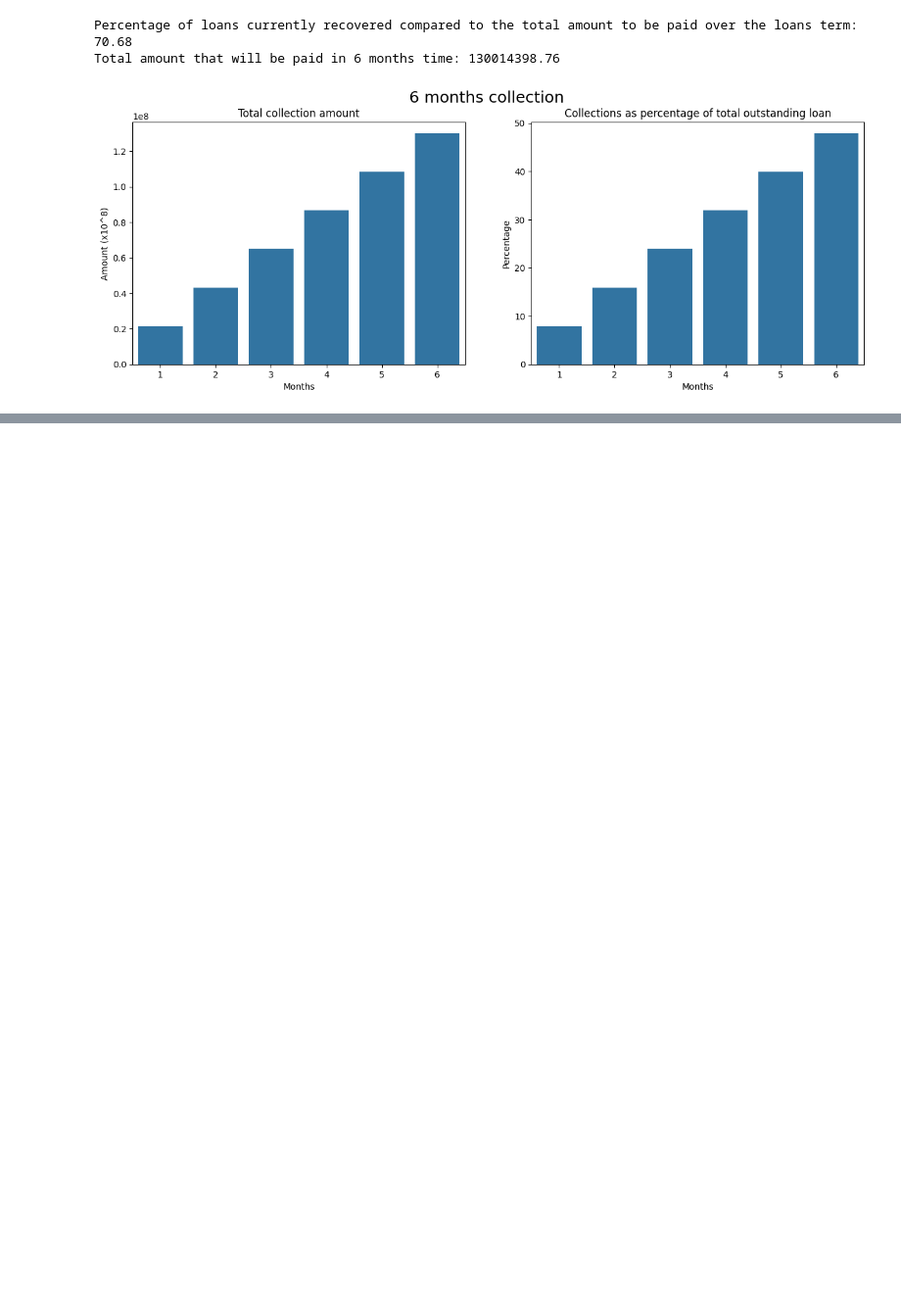
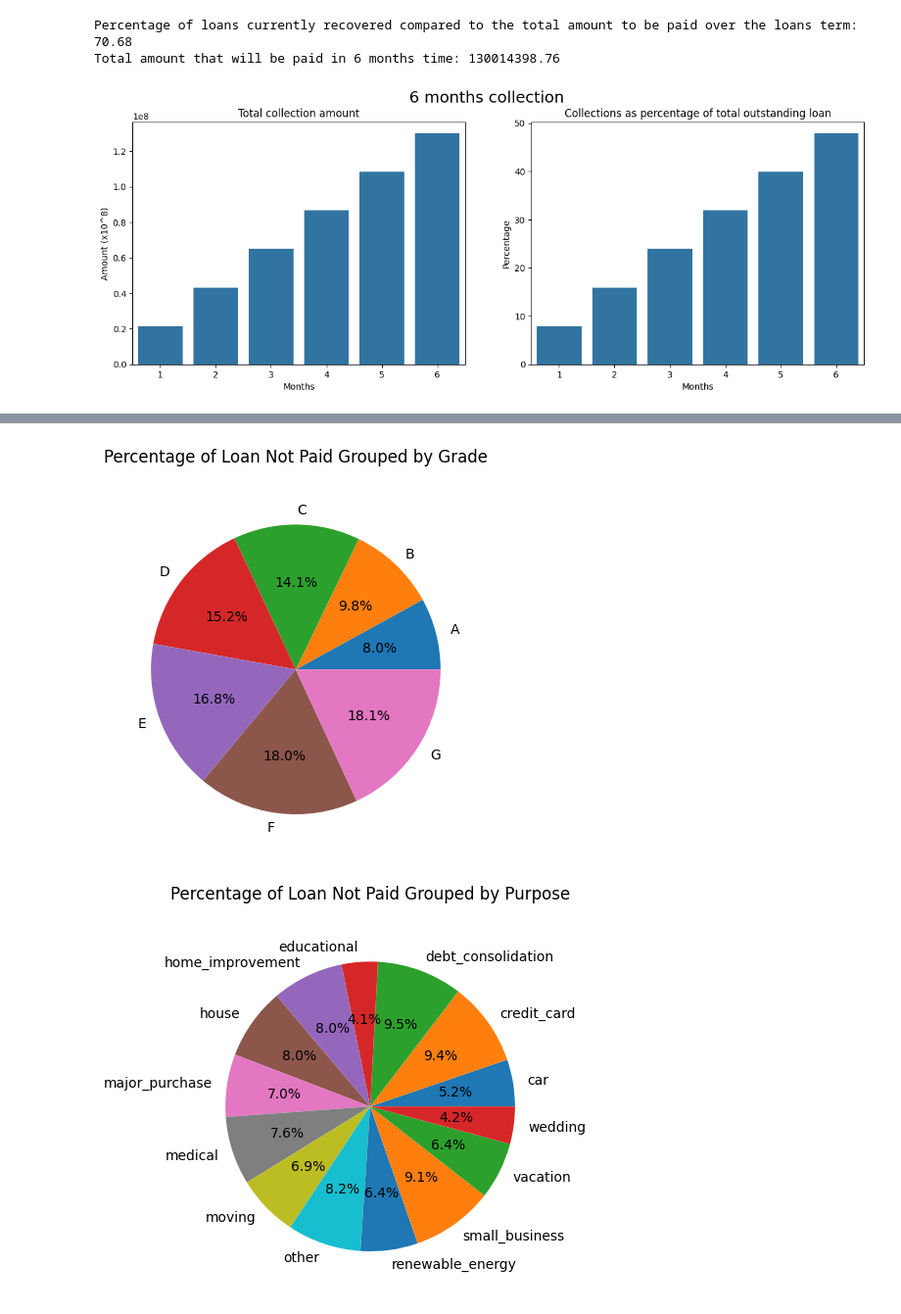
Before and after one commit to hosna22/EDA-Customer-Loans, a Jupyter notebook: analysis.ipynb, the cells around one changed output, grey strips where cells are left out. Shown: that part at 98% size. Drawn from its saved outputs; the diff is of its cells as text; code cells hidden in the pictures; blank space fills up the shorter version.

```diff
--- a/analysis.ipynb
+++ b/analysis.ipynb
@@ -98,0 +203,57 @@ Expected loss percentage for charged off loans 58.23
+# %%
+# Check if grade has effect on customers not paying
+grade_summary = analysis.not_paid_percentage_by_group(loans_df, 'grade')
+grade_chart_labels = list(grade_summary[1])
+grade_chart_values = list(grade_summary[0])
+
+plot.pie_chart(grade_chart_values, grade_chart_labels, 'Percentage of Loan Not Paid Grouped by Grade')
+
+# Check if purpose has effect on customers not paying
+purpose_summary = analysis.not_paid_percentage_by_group(loans_df, 'purpose')
+purpose_chart_labels = list(purpose_summary[1])
+purpose_chart_values = list(purpose_summary[0])
+
+plot.pie_chart(purpose_chart_values, purpose_chart_labels, 'Percentage of Loan Not Paid Grouped by Purpose')
+
+# Check if home ownership has effect on customers not paying
+home_ownership_summary = analysis.not_paid_percentage_by_group(loans_df, 'home_ownership')
+home_ownership_chart_labels = list(home_ownership_summary[1])
+home_ownership_chart_values = list(home_ownership_summary[0])
+home_ownership_explode = (0, 0.2, 0, 0, 0)
+
+plot.pie_chart(home_ownership_chart_values, home_ownership_chart_labels, 'Percentage of Loan Not Paid Grouped by Home Ownership', home_ownership_explode)
+
+# Check if dti has effect on customers not paying
+dti_bins = np.arange(0, 41, 5)  # creates bins: [0, 5, 10, 15, 20, 25, 30, 35, 40]
+dti_labels = ["0-5", "6-10", "11-15", "16-20", "21-25", "26-30", "31-35", "36-40"]
+
+# Group the dti values into categories
+loans_df['dti_group'] = pd.cut(loans_df['dti'], bins=dti_bins, labels=dti_labels, right=False)
+
+dti_summary = analysis.not_paid_percentage_by_group(loans_df, 'dti_group')
+dti_chart_labels = list(dti_summary[1])
+dti_chart_values = list(dti_summary[0])
+dti_explode = (0, 0, 0, 0, 0, 0, 0, 0.2)
+
+plot.pie_chart(dti_chart_values, dti_chart_labels, 'Percentage of Loan Not Paid Grouped by dti', dti_explode)
+
+# Check if annual income has effect on customers not paying
+# Group the annual income values into categories
+loans_df['annual_inc_group'] = pd.qcut(loans_df['annual_inc'], q=5, labels=['Very Low', 'Low', 'Medium', 'High', 'Very High'])
+
+annual_inc_summary = analysis.not_paid_percentage_by_group(loans_df, 'annual_inc_group')
+annual_inc_chart_labels = list(annual_inc_summary[1])
+annual_inc_chart_values = list(annual_inc_summary[0])
+
+plot.pie_chart(annual_inc_chart_values, annual_inc_chart_labels, 'Percentage of Loan Not Paid Grouped by Annual Income')
+
+# Check if delinq_2yrs has effect on customers not paying
+delinq_2yrs_summary = analysis.not_paid_percentage_by_group(loans_df, 'delinq_2yrs')
+delinq_2yrs_chart_labels = list(delinq_2yrs_summary[1])
+delinq_2yrs_chart_values = list(delinq_2yrs_summary[0])
+delinq_2yrs_explode = (0, 0, 0, 0, 0, 0, 0, 0, 0, 0,0, 0, 0,0, 0.2, 0)
+
+plot.pie_chart(delinq_2yrs_chart_values, delinq_2yrs_chart_labels, 'Percentage of Loan Not Paid Grouped by delinq_2yrs', delinq_2yrs_explode)
+# %% [output]
+[figure, added]
+[figure, added]
```
Also changed, not shown: parts of 20 cells of this notebook, 3 other files.
